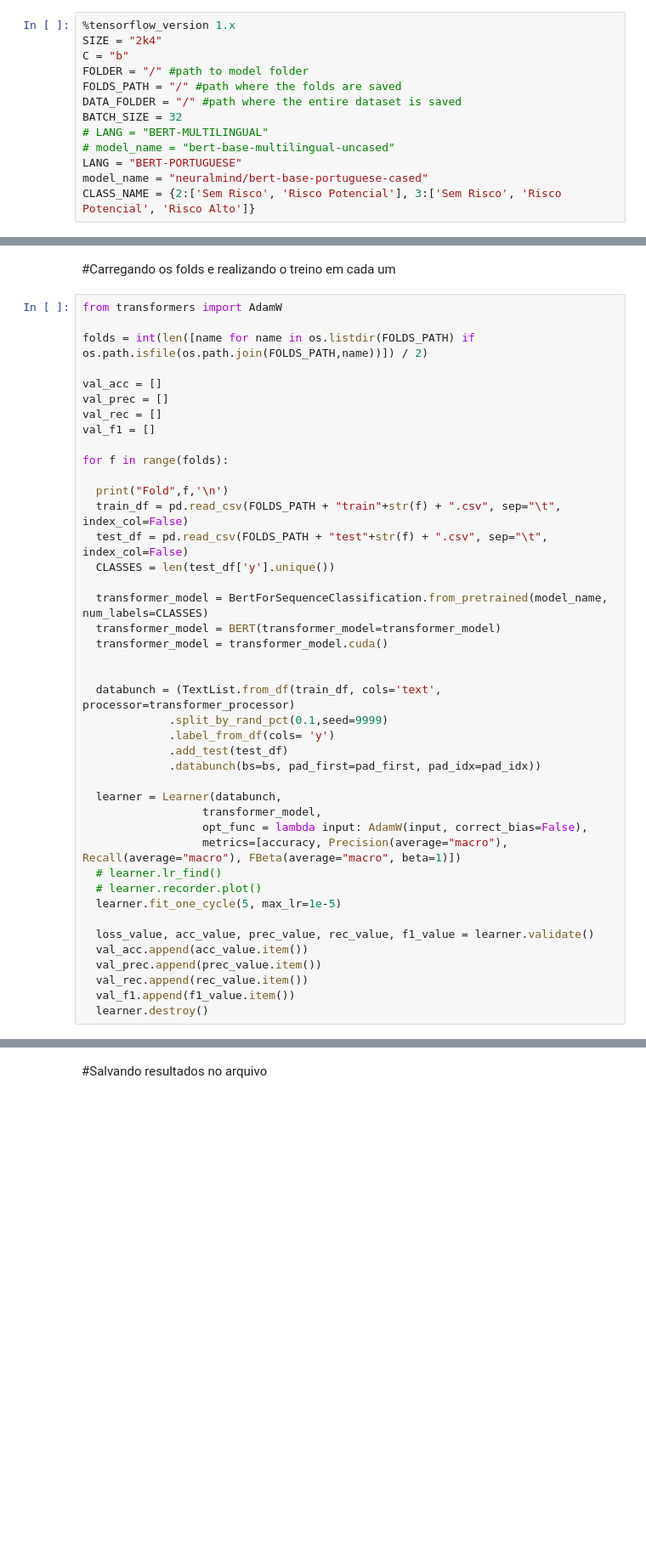
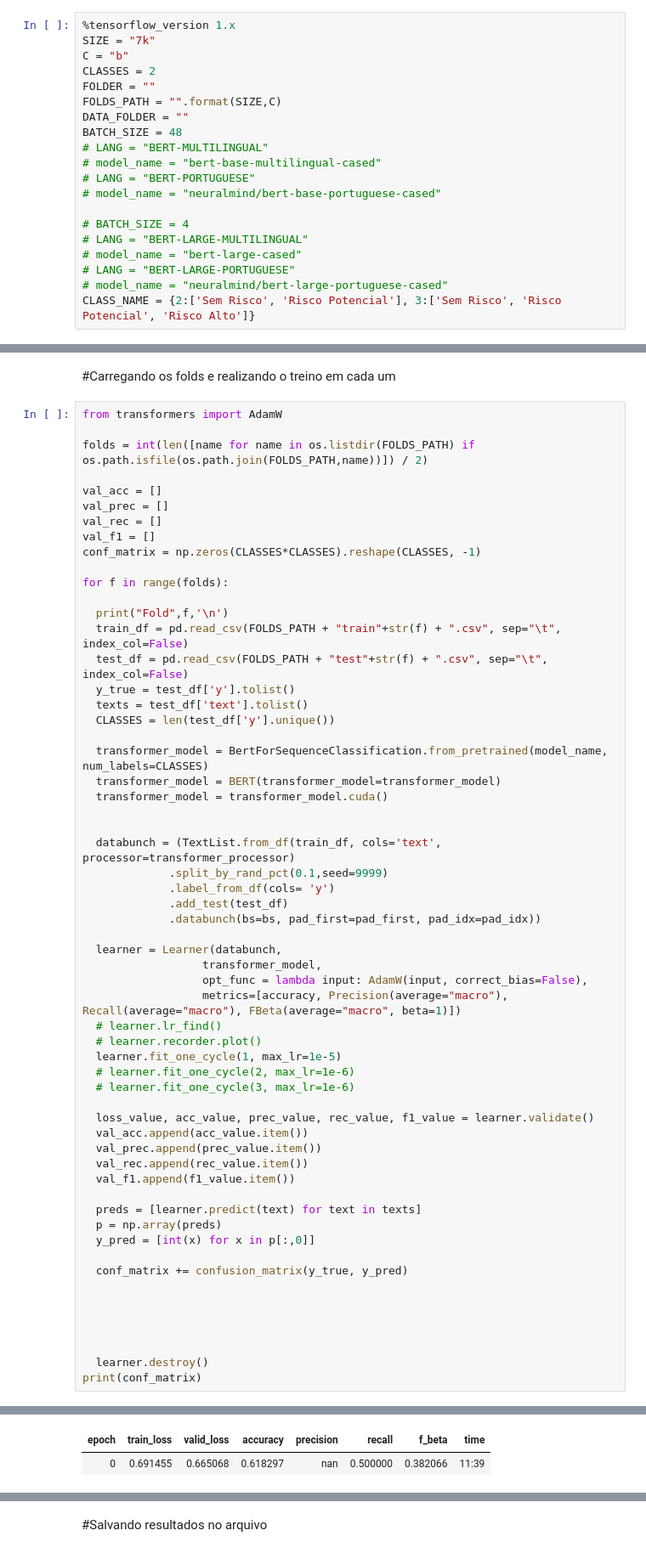
Before and after one commit to viniciosfaustino/suicide-detection, a Jupyter notebook: models/BERT/bert_fastai_kfold.ipynb, the cells around one changed output, grey strips where cells are left out. Shown at 85% size. Drawn from its saved outputs; the diff is of its cells as text; blank space fills up the shorter version.

```diff
--- a/models/BERT/bert_fastai_kfold.ipynb
+++ b/models/BERT/bert_fastai_kfold.ipynb
@@ -1,13 +1,20 @@
 # %%
 %tensorflow_version 1.x
-SIZE = "2k4"
+SIZE = "7k"
 C = "b"
-FOLDER = "/" #path to model folder
-FOLDS_PATH = "/" #path where the folds are saved
-DATA_FOLDER = "/" #path where the entire dataset is saved
-BATCH_SIZE = 32
+CLASSES = 2
+FOLDER = ""
+FOLDS_PATH = "".format(SIZE,C)
+DATA_FOLDER = ""
+BATCH_SIZE = 48
 # LANG = "BERT-MULTILINGUAL"
-# model_name = "bert-base-multilingual-uncased"
-LANG = "BERT-PORTUGUESE"
-model_name = "neuralmind/bert-base-portuguese-cased"
+# model_name = "bert-base-multilingual-cased"
+# LANG = "BERT-PORTUGUESE"
+# model_name = "neuralmind/bert-base-portuguese-cased"
+
+# BATCH_SIZE = 4
+# LANG = "BERT-LARGE-MULTILINGUAL"
+# model_name = "bert-large-cased"
+# LANG = "BERT-LARGE-PORTUGUESE"
+# model_name = "neuralmind/bert-large-portuguese-cased"
 CLASS_NAME = {2:['Sem Risco', 'Risco Potencial'], 3:['Sem Risco', 'Risco Potencial', 'Risco Alto']}
@@ -116,12 +148,15 @@ val_acc = []
 val_prec = []
 val_rec = []
 val_f1 = []
+conf_matrix = np.zeros(CLASSES*CLASSES).reshape(CLASSES, -1)
 
 for f in range(folds):
 
   print("Fold",f,'\n')
   train_df = pd.read_csv(FOLDS_PATH + "train"+str(f) + ".csv", sep="\t", index_col=False)
   test_df = pd.read_csv(FOLDS_PATH + "test"+str(f) + ".csv", sep="\t", index_col=False)
+  y_true = test_df['y'].tolist()
+  texts = test_df['text'].tolist()
   CLASSES = len(test_df['y'].unique())
 
   transformer_model = BertForSequenceClassification.from_pretrained(model_name, num_labels=CLASSES)
@@ -141,11 +176,26 @@ for f in range(folds):
                   metrics=[accuracy, Precision(average="macro"), Recall(average="macro"), FBeta(average="macro", beta=1)])
   # learner.lr_find()
   # learner.recorder.plot()
-  learner.fit_one_cycle(5, max_lr=1e-5)
+  learner.fit_one_cycle(1, max_lr=1e-5)
+  # learner.fit_one_cycle(2, max_lr=1e-6)
+  # learner.fit_one_cycle(3, max_lr=1e-6)
 
   loss_value, acc_value, prec_value, rec_value, f1_value = learner.validate()
   val_acc.append(acc_value.item())
   val_prec.append(prec_value.item())
   val_rec.append(rec_value.item())
   val_f1.append(f1_value.item())
+
+  preds = [learner.predict(text) for text in texts]
+  p = np.array(preds)
+  y_pred = [int(x) for x in p[:,0]]
+
+  conf_matrix += confusion_matrix(y_true, y_pred)
+
+
+
+
+
   learner.destroy()
+print(conf_matrix)
+# %% [output]
@@ -151,0 +211,2 @@ for f in range(folds):
+| epoch | train_loss | valid_loss | accuracy | precision | recall | f_beta | time |
+| 0 | 0.691455 | 0.665068 | 0.618297 | nan | 0.500000 | 0.382066 | 11:39 |
```
Also changed, not shown: parts of 23 cells of this notebook, 6 other files.
